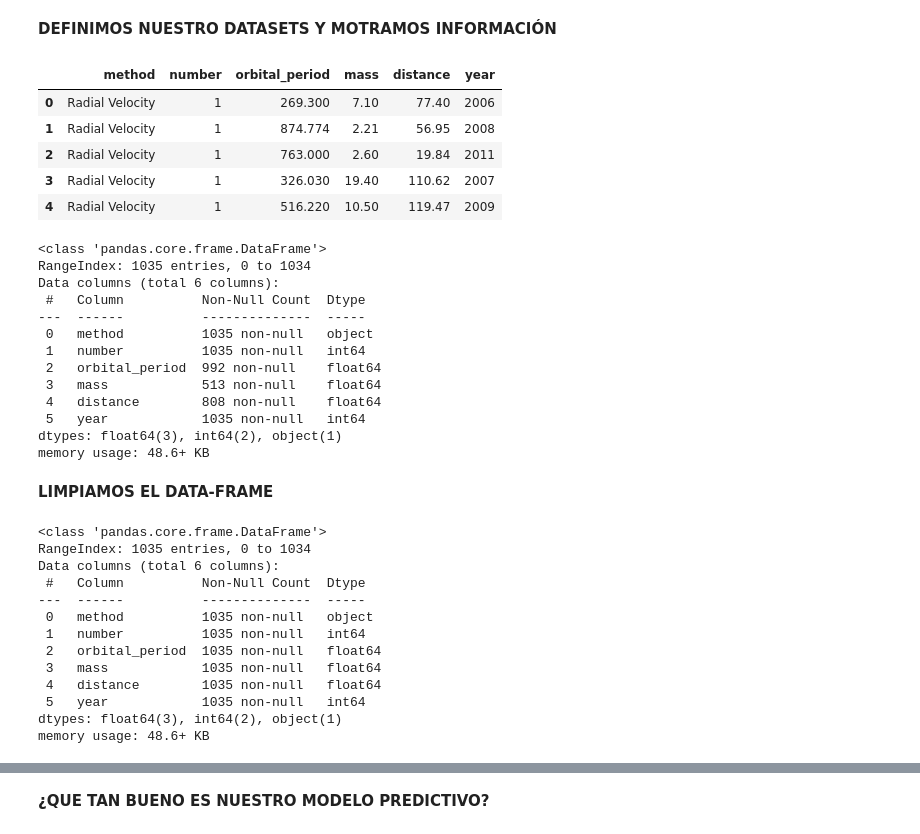
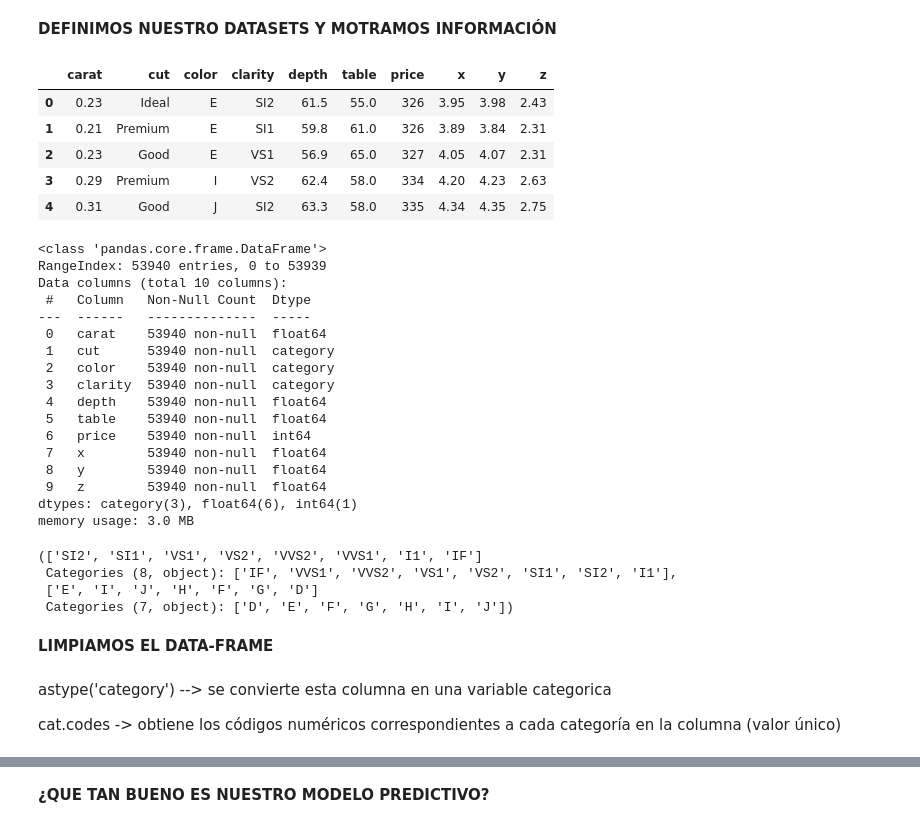
Before and after one commit to Aguerit0/neuronal.py, a Jupyter notebook: sklearn/6-random_forest_1.ipynb, the cells around one changed output, grey strips where cells are left out. Cells and saved outputs as stored; diff of their text form; code cells hidden in the pictures.

```diff
--- a/sklearn/6-random_forest_1.ipynb
+++ b/sklearn/6-random_forest_1.ipynb
@@ -17,48 +21,45 @@ import seaborn
 # %% [markdown]
 **DEFINIMOS NUESTRO DATASETS Y MOTRAMOS INFORMACIÓN**
 # %%
-planets = seaborn.load_dataset('planets')
-planets.head()
+diamonds = seaborn.load_dataset('diamonds')
+diamonds.head()
 # %% [output]
-|  | method | number | orbital_period | mass | distance | year |
-| 0 | Radial Velocity | 1 | 269.300 | 7.10 | 77.40 | 2006 |
-| 1 | Radial Velocity | 1 | 874.774 | 2.21 | 56.95 | 2008 |
-| 2 | Radial Velocity | 1 | 763.000 | 2.60 | 19.84 | 2011 |
-| 3 | Radial Velocity | 1 | 326.030 | 19.40 | 110.62 | 2007 |
-| 4 | Radial Velocity | 1 | 516.220 | 10.50 | 119.47 | 2009 |
+|  | carat | cut | color | clarity | depth | table | price | x | y | z |
+| 0 | 0.23 | Ideal | E | SI2 | 61.5 | 55.0 | 326 | 3.95 | 3.98 | 2.43 |
+| 1 | 0.21 | Premium | E | SI1 | 59.8 | 61.0 | 326 | 3.89 | 3.84 | 2.31 |
+| 2 | 0.23 | Good | E | VS1 | 56.9 | 65.0 | 327 | 4.05 | 4.07 | 2.31 |
+| 3 | 0.29 | Premium | I | VS2 | 62.4 | 58.0 | 334 | 4.20 | 4.23 | 2.63 |
+| 4 | 0.31 | Good | J | SI2 | 63.3 | 58.0 | 335 | 4.34 | 4.35 | 2.75 |
 # %%
-planets.info()
+diamonds.info()
 # %% [output]
 <class 'pandas.core.frame.DataFrame'>
-RangeIndex: 1035 entries, 0 to 1034
-Data columns (total 6 columns):
- #   Column          Non-Null Count  Dtype
----  ------          --------------  -----
- 0   method          1035 non-null   object
- 1   number          1035 non-null   int64
- 2   orbital_period  992 non-null    float64
- 3   mass            513 non-null    float64
- 4   distance        808 non-null    float64
- 5   year            1035 non-null   int64
-dtypes: float64(3), int64(2), object(1)
-memory usage: 48.6+ KB
+RangeIndex: 53940 entries, 0 to 53939
+Data columns (total 10 columns):
+ #   Column   Non-Null Count  Dtype
+---  ------   --------------  -----
+ 0   carat    53940 non-null  float64
+ 1   cut      53940 non-null  category
+ 2   color    53940 non-null  category
+ 3   clarity  53940 non-null  category
+ 4   depth    53940 non-null  float64
+ 5   table    53940 non-null  float64
+ 6   price    53940 non-null  int64
+ 7   x        53940 non-null  float64
+ 8   y        53940 non-null  float64
+ 9   z        53940 non-null  float64
+dtypes: category(3), float64(6), int64(1)
+memory usage: 3.0 MB
+# %%
+diamonds['clarity'].unique(), diamonds['color'].unique()
+# %% [output]
+(['SI2', 'SI1', 'VS1', 'VS2', 'VVS2', 'VVS1', 'I1', 'IF']
+ Categories (8, object): ['IF', 'VVS1', 'VVS2', 'VS1', 'VS2', 'SI1', 'SI2', 'I1'],
+ ['E', 'I', 'J', 'H', 'F', 'G', 'D']
+ Categories (7, object): ['D', 'E', 'F', 'G', 'H', 'I', 'J'])
 # %% [markdown]
 **LIMPIAMOS EL DATA-FRAME**
-# %%
-select_columns = planets.select_dtypes(include=['int', 'float']).columns
-planets[select_columns] = planets[select_columns].fillna(planets[select_columns].mean())
-planets.info()
-# %% [output]
-<class 'pandas.core.frame.DataFrame'>
-RangeIndex: 1035 entries, 0 to 1034
-Data columns (total 6 columns):
- #   Column          Non-Null Count  Dtype
----  ------          --------------  -----
- 0   method          1035 non-null   object
- 1   number          1035 non-null   int64
- 2   orbital_period  1035 non-null   float64
- 3   mass            1035 non-null   float64
- 4   distance        1035 non-null   float64
- 5   year            1035 non-null   int64
-dtypes: float64(3), int64(2), object(1)
-memory usage: 48.6+ KB
+# %% [markdown]
+astype('category') --> se convierte esta columna en una variable categorica
+
+cat.codes -> obtiene los códigos numéricos correspondientes a cada categoría en la columna (valor único)
```
Also changed, not shown: parts of 12 cells of this notebook, 2 other files.
